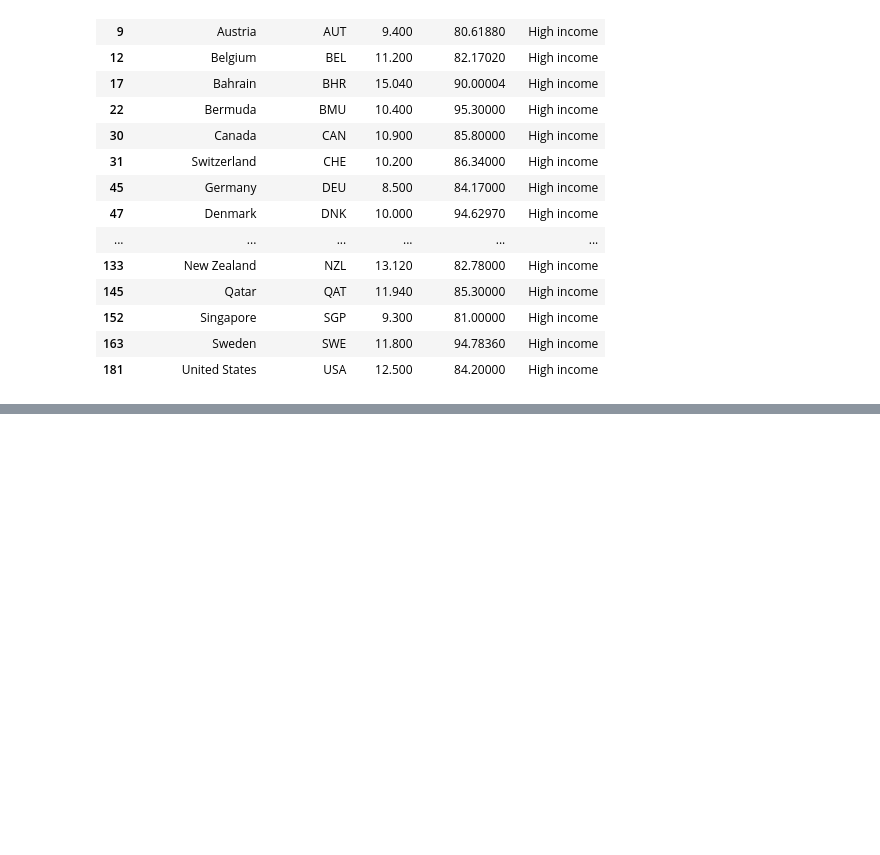
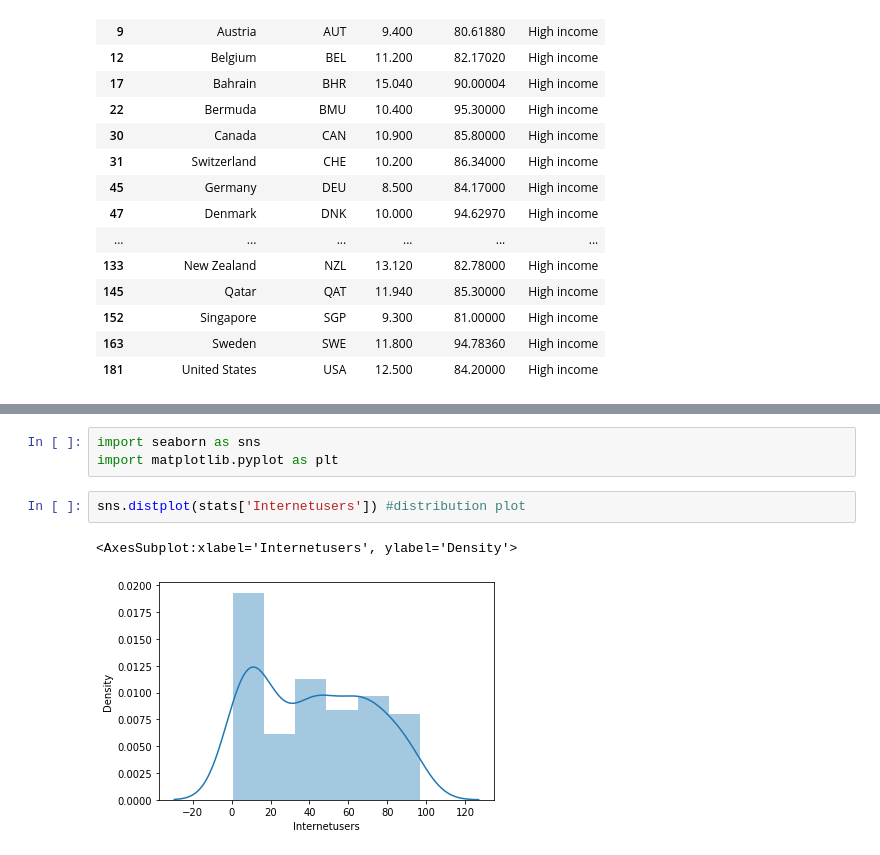
Before and after one commit to Md-Kashif/DSFEB12, a Jupyter notebook: Python_Day_2_(Visualization)_.ipynb, the cells around one changed output, grey strips where cells are left out. Saved outputs shown, nothing was run; the diff lists cells and outputs as text; blank space fills up the shorter version.

```diff
--- a/Python_Day_2_(Visualization)_.ipynb
+++ b/Python_Day_2_(Visualization)_.ipynb
@@ -272,0 +351,8 @@ stats[filter2]
+# %%
+import seaborn as sns
+import matplotlib.pyplot as plt
+# %%
+sns.distplot(stats['Internetusers']) #distribution plot
+# %% [output]
+<AxesSubplot:xlabel='Internetusers', ylabel='Density'>
+[figure, added]
```
Also changed, not shown: parts of 23 cells of this notebook.
